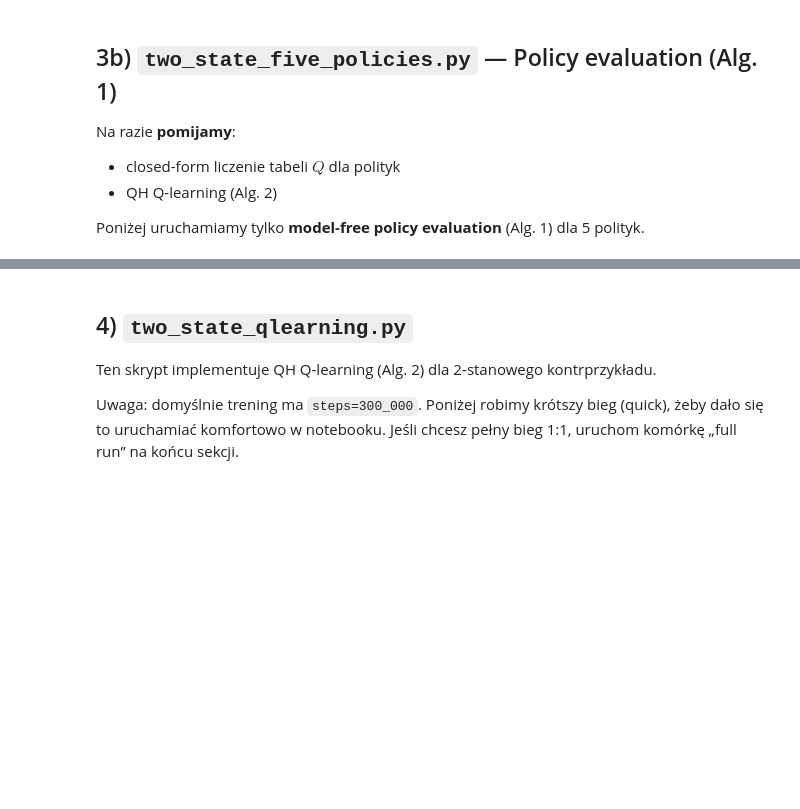
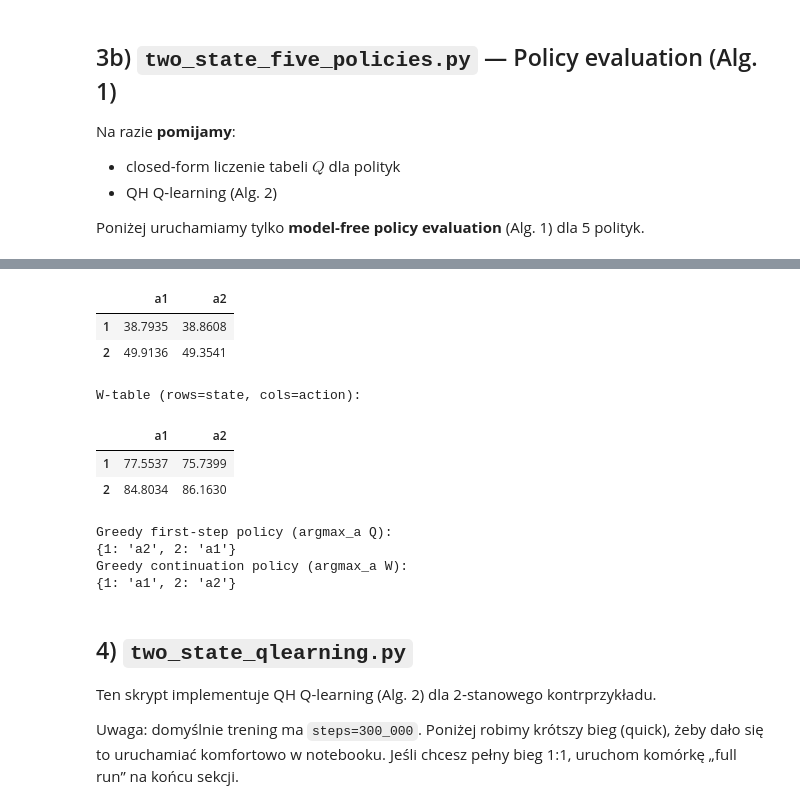
Before and after one commit to Enlightened-Monkey/Engineering-Thesis, a Jupyter notebook: notebooks/run_experiments.ipynb, the cells around one changed output, grey strips where cells are left out. Cells and saved outputs as stored; diff of their text form; code cells hidden in the pictures; blank space fills up the shorter version.

```diff
--- a/notebooks/run_experiments.ipynb
+++ b/notebooks/run_experiments.ipynb
@@ -192,50 +838,57 @@ KeyboardInterrupt:
 # %%
 import numpy as np
+import pandas as pd
 
 from src.algorithms.qh_qlearning import QHQLearning, train_qh_qlearning_sweep
+from src.experiments.two_state_five_policies import TwoStateNinePoliciesMDP
 
-# Zakładam, że masz już zrobione wyżej:
-# mdp = TwoStateNinePoliciesMDP(alpha=0.8, beta=0.95)
-# rng = np.random.default_rng(123)
-# sampler = mdp.make_sampler(rng)
+# QH Q-learning (Alg. 2) dla 2-stanowego MDP z rozdziału: α=0.5, β=0.9
+mdp = TwoStateNinePoliciesMDP(alpha=0.5, beta=0.9)
 
+# Generative model / sampler: (state_idx, action_idx) -> (next_state_idx, reward, done)
+rng = np.random.default_rng(123)
+sampler = mdp.make_sampler(rng)
+
+# Agent (Alg. 2)
 agent = QHQLearning(
     n_states=2,
     n_actions=2,
-    alpha=0.5,   # σ (present-bias) używany przez agenta
-    beta=0.9,   # γ (discount) używany przez agenta
-    theta_step=0.1,
-    eta_step=0.1,
-)
+    alpha=mdp.alpha,
+    beta=mdp.beta,
+    # Harmonogramy kroków: umiarkowane wartości (quick run)
+    theta_step=0.2,
+    eta_step=0.4,
+    theta_power=0.8,
+    eta_power=0.6,
+    step_offset=10.0,
+    init_value=0.0,
+ )
 
-# Liczba update'ów; przy sweep: 1 sweep = n_states * n_actions update'ów
-n_updates = 25_000_000
+# Quick run: zwiększ jeśli chcesz lepszą dokładność (1 sweep = n_states*n_actions update'ów)
+n_sweeps = 300_000
 updates_per_sweep = agent.n_states * agent.n_actions
-n_sweeps = max(1, int(n_updates // updates_per_sweep))
+train_qh_qlearning_sweep(sampler=sampler, agent=agent, n_iterations=int(n_sweeps))
+print(f"Done: {n_sweeps:,} sweeps (~{n_sweeps * updates_per_sweep:,} updates)")
 
-train_qh_qlearning_sweep(sampler=sampler, agent=agent, n_iterations=n_sweeps)
-
-print(f"Done: {n_sweeps} sweeps (~{n_sweeps * updates_per_sweep} updates)")
-
-# Q(s,a) i W(s,a) w agent są indeksowane stanami 0..n_states-1, akcjami 0..n_actions-1
 # Mapowanie akcji: 0 -> a1, 1 -> a2
 action_names = ["a1", "a2"]
+state_names = [1, 2]  # w opisie MDP stany są 1..2
 
-print("\nQ-table:")
-for s in range(agent.n_states):
-    s_mdp = s + 1
-    row = ", ".join([f"Q({a})={agent.Q[s, i]:9.4f}" for i, a in enumerate(action_names)])
-    print(f"  State {s_mdp}: {row}")
+df_Q = pd.DataFrame(agent.Q, index=state_names, columns=action_names)
+df_W = pd.DataFrame(agent.W, index=state_names, columns=action_names)
 
-print("\nW-table:")
-for s in range(agent.n_states):
-    s_mdp = s + 1
-    row = ", ".join([f"W({a})={agent.W[s, i]:9.4f}" for i, a in enumerate(action_names)])
-    print(f"  State {s_mdp}: {row}")
+print("\nQ-table (rows=state, cols=action):")
+display(df_Q.round(4))
+
+print("\nW-table (rows=state, cols=action):")
+display(df_W.round(4))
 
 policy_first_step = np.argmax(agent.Q, axis=1)  # greedy po Q
 policy_cont = np.argmax(agent.W, axis=1)        # greedy po W
 
-print("\nGreedy first-step policy (argmax_a Q):", policy_first_step)
-print("Greedy continuation policy (argmax_a W):", policy_cont)
+print("\nGreedy first-step policy (argmax_a Q):")
+print({state_names[i]: action_names[a] for i, a in enumerate(policy_first_step)})
+
+print("Greedy continuation policy (argmax_a W):")
+print({state_names[i]: action_names[a] for i, a in enumerate(policy_cont)})
 # %% [output]
@@ -254,3 +898,14 @@ Greedy continuation policy (argmax_a W): [0 1]
+|  | a1 | a2 |
+| 1 | 38.7935 | 38.8608 |
+| 2 | 49.9136 | 49.3541 |
+W-table (rows=state, cols=action):
+|  | a1 | a2 |
+| 1 | 77.5537 | 75.7399 |
+| 2 | 84.8034 | 86.1630 |
+Greedy first-step policy (argmax_a Q):
+{1: 'a2', 2: 'a1'}
+Greedy continuation policy (argmax_a W):
+{1: 'a1', 2: 'a2'}
 # %% [markdown]
 ## 4) `two_state_qlearning.py`
 
```
Also changed, not shown: parts of 12 cells of this notebook, 25 other files.
